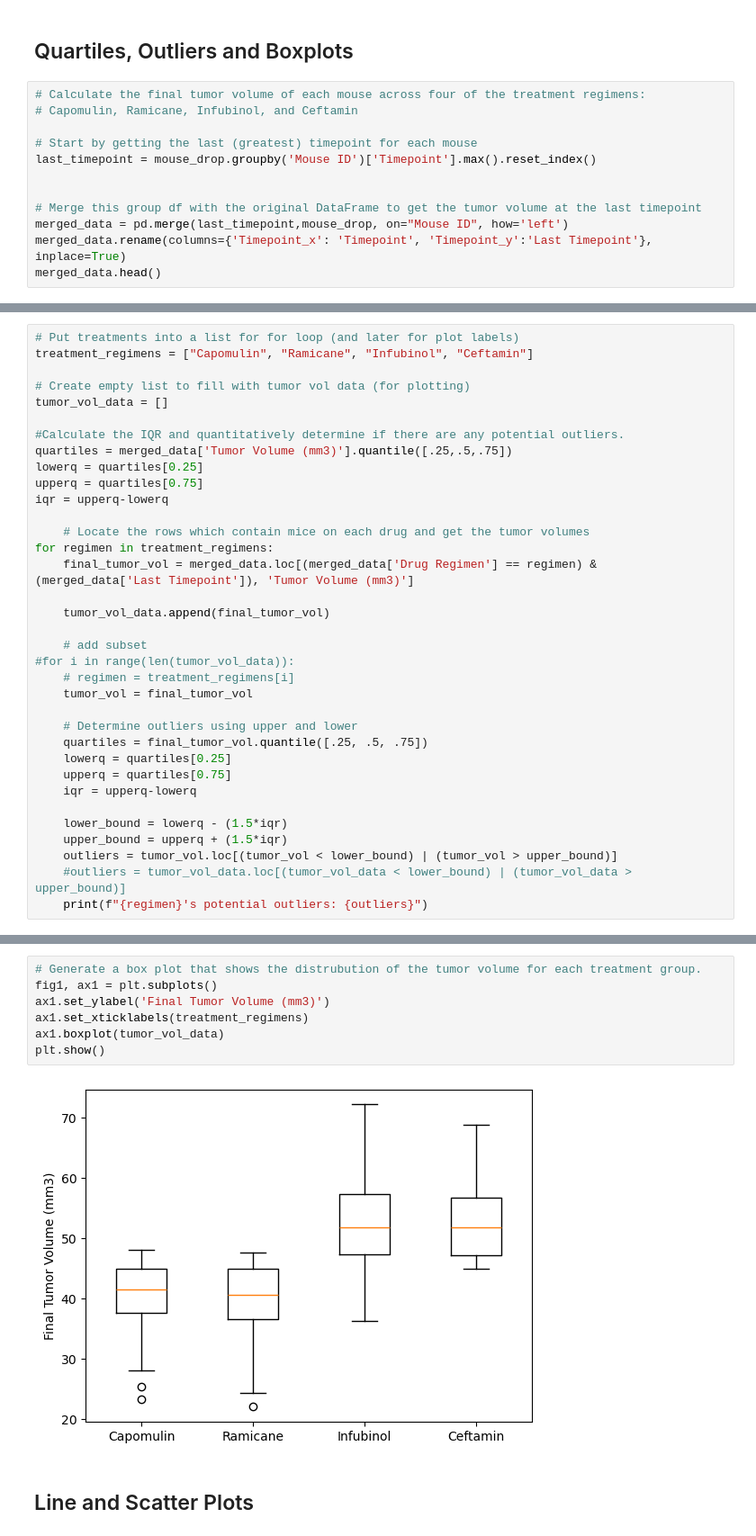
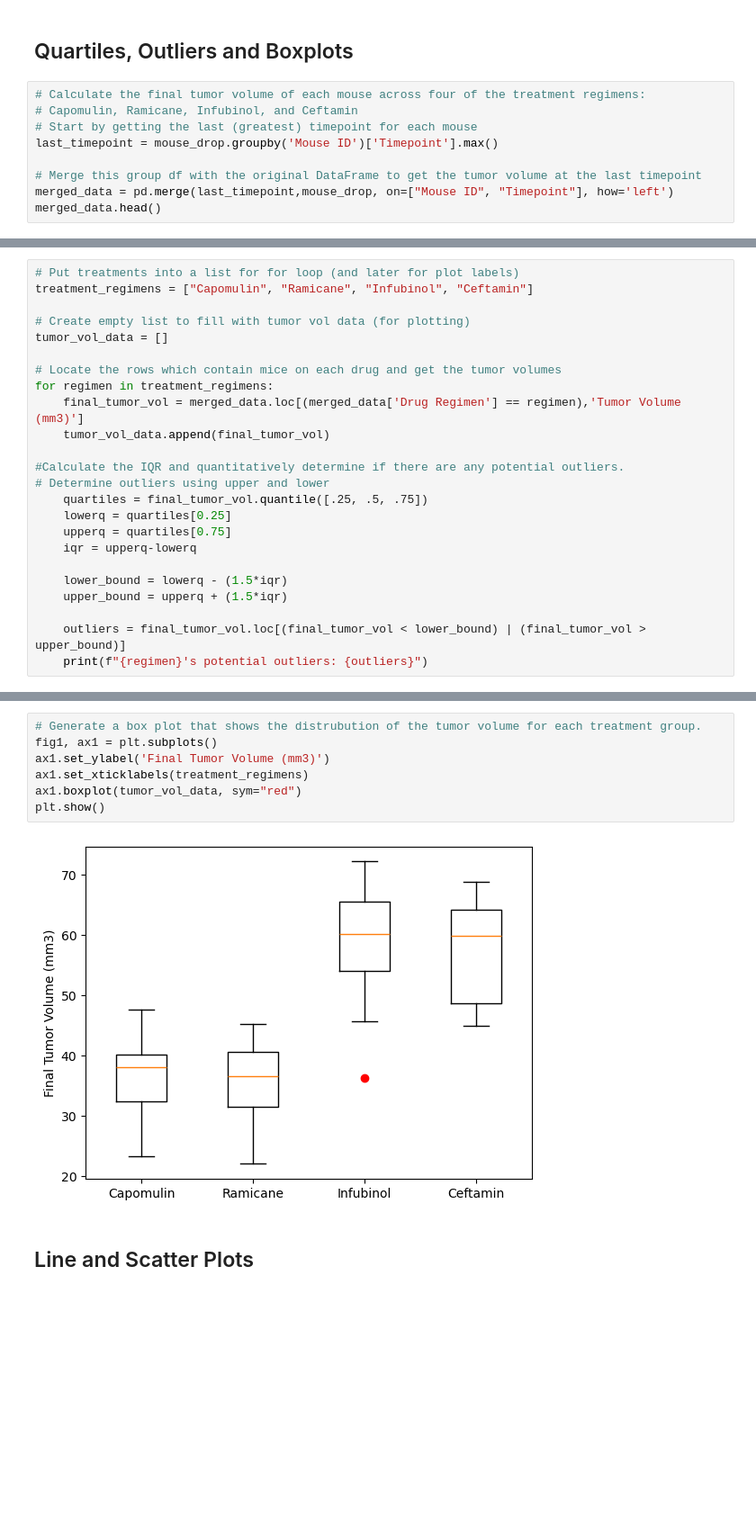
Before and after one commit to paolavdw/module-5, a Jupyter notebook: Starter_Code/Pymaceuticals/pymaceuticals_PVDW.ipynb, the cells around one changed output, grey strips where cells are left out. Shown: that part at 90% size. Saved outputs shown, nothing was run; the diff lists cells and outputs as text; blank space fills up the shorter version.

```diff
--- a/Starter_Code/Pymaceuticals/pymaceuticals_PVDW.ipynb
+++ b/Starter_Code/Pymaceuticals/pymaceuticals_PVDW.ipynb
@@ -186,13 +181,10 @@ plt.show()
 # %%
 # Calculate the final tumor volume of each mouse across four of the treatment regimens:
 # Capomulin, Ramicane, Infubinol, and Ceftamin
-
 # Start by getting the last (greatest) timepoint for each mouse
-last_timepoint = mouse_drop.groupby('Mouse ID')['Timepoint'].max().reset_index()
-
+last_timepoint = mouse_drop.groupby('Mouse ID')['Timepoint'].max()
 
 # Merge this group df with the original DataFrame to get the tumor volume at the last timepoint
-merged_data = pd.merge(last_timepoint,mouse_drop, on="Mouse ID", how='left')
-merged_data.rename(columns={'Timepoint_x': 'Timepoint', 'Timepoint_y':'Last Timepoint'}, inplace=True)
+merged_data = pd.merge(last_timepoint,mouse_drop, on=["Mouse ID", "Timepoint"], how='left')
 merged_data.head()
 # %% [output]
@@ -209,24 +201,13 @@ treatment_regimens = ["Capomulin", "Ramicane", "Infubinol", "Ceftamin"]
 # Create empty list to fill with tumor vol data (for plotting)
 tumor_vol_data = []
 
-#Calculate the IQR and quantitatively determine if there are any potential outliers.
-quartiles = merged_data['Tumor Volume (mm3)'].quantile([.25,.5,.75])
-lowerq = quartiles[0.25]
-upperq = quartiles[0.75]
-iqr = upperq-lowerq
-
-    # Locate the rows which contain mice on each drug and get the tumor volumes
+# Locate the rows which contain mice on each drug and get the tumor volumes
 for regimen in treatment_regimens:
-    final_tumor_vol = merged_data.loc[(merged_data['Drug Regimen'] == regimen) & (merged_data['Last Timepoint']), 'Tumor Volume (mm3)']
-
+    final_tumor_vol = merged_data.loc[(merged_data['Drug Regimen'] == regimen),'Tumor Volume (mm3)']
     tumor_vol_data.append(final_tumor_vol)
 
-    # add subset
-#for i in range(len(tumor_vol_data)):
-    # regimen = treatment_regimens[i]
-    tumor_vol = final_tumor_vol
-
-    # Determine outliers using upper and lower
+#Calculate the IQR and quantitatively determine if there are any potential outliers.
+# Determine outliers using upper and lower
     quartiles = final_tumor_vol.quantile([.25, .5, .75])
     lowerq = quartiles[0.25]
     upperq = quartiles[0.75]
@@ -234,7 +215,7 @@ for regimen in treatment_regimens:
 
     lower_bound = lowerq - (1.5*iqr)
     upper_bound = upperq + (1.5*iqr)
-    outliers = tumor_vol.loc[(tumor_vol < lower_bound) | (tumor_vol > upper_bound)]
-    #outliers = tumor_vol_data.loc[(tumor_vol_data < lower_bound) | (tumor_vol_data > upper_bound)]
+
+    outliers = final_tumor_vol.loc[(final_tumor_vol < lower_bound) | (final_tumor_vol > upper_bound)]
     print(f"{regimen}'s potential outliers: {outliers}")
 # %% [output]
@@ -250,12 +227,12 @@ Ceftamin's potential outliers: Series([], Name: Tumor Volume (mm3), dtype: float
 # %%
 # Generate a box plot that shows the distrubution of the tumor volume for each treatment group.
 fig1, ax1 = plt.subplots()
 ax1.set_ylabel('Final Tumor Volume (mm3)')
 ax1.set_xticklabels(treatment_regimens)
-ax1.boxplot(tumor_vol_data)
+ax1.boxplot(tumor_vol_data, sym="red")
 plt.show()
 # %% [output]
-[figure, old version]
+[figure, new version]
 # %% [markdown]
 ## Line and Scatter Plots
 # %%
```
Also changed, not shown: parts of 13 cells of this notebook.
